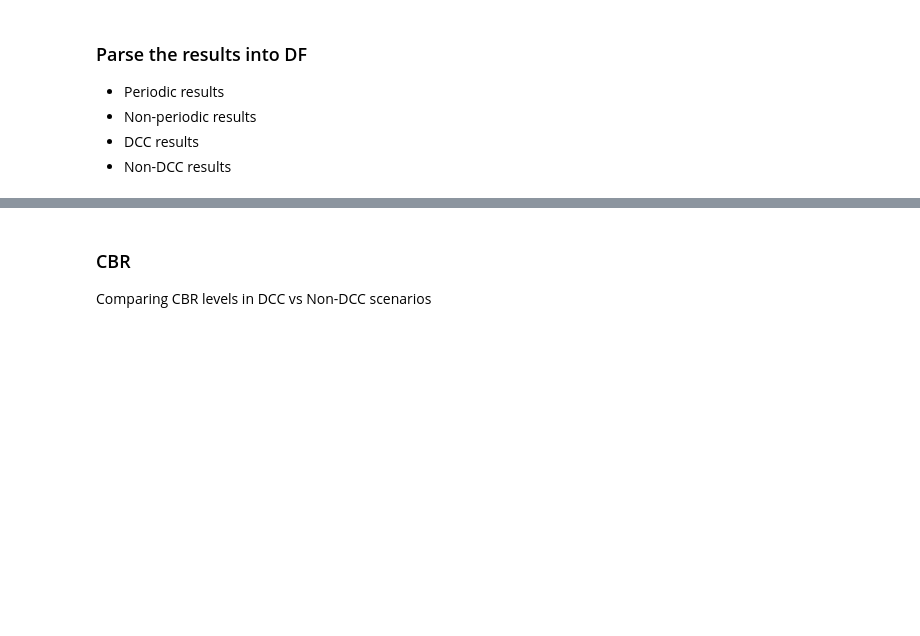
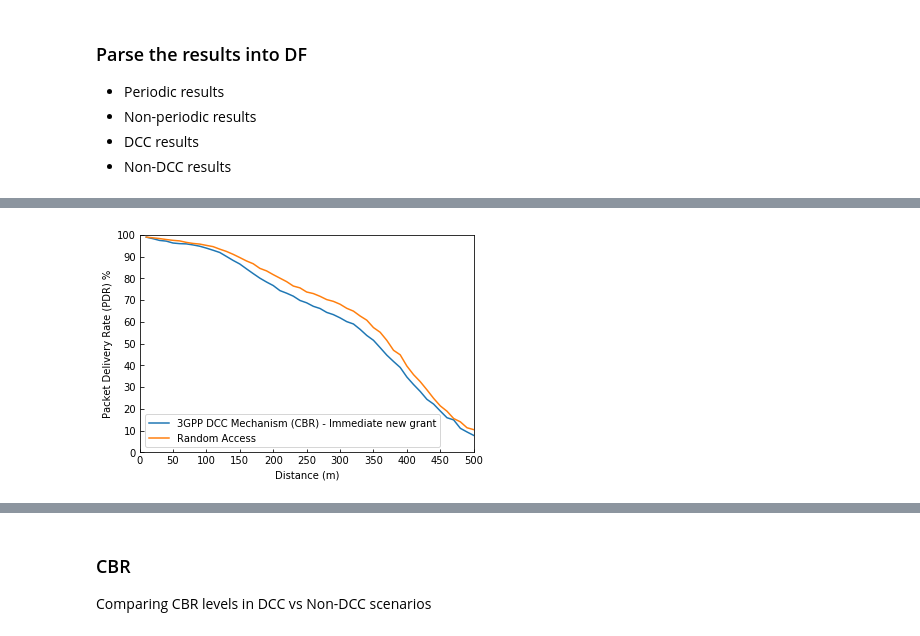
Before and after one commit to brianmc95/results-analysis, a Jupyter notebook: jupyter-notebooks/scenario_comparison.ipynb, the cells around one changed output, grey strips where cells are left out. Cells and saved outputs as stored; diff of their text form; code cells hidden in the pictures; blank space fills up the shorter version.

```diff
--- a/jupyter-notebooks/scenario_comparison.ipynb
+++ b/jupyter-notebooks/scenario_comparison.ipynb
@@ -319,2 +379,4 @@ random.append(pdrs["Random_Access_Packet_Dropping_Medium_Density"])
 # %%
-pdr_dist(random, distances, ["After-1", "Random_Access_Low_Density", "Random_Access_Packet_Dropping_Low_Density", "Random_Access_Medium_Density", "Random_Access_Packet_Dropping_Medium_Density"], "random_pdr", show=True, store=True)
+pdr_dist(random, distances, ["3GPP DCC Mechanism (CBR) - Immediate new grant", "Random Access"], "random_pdr", show=True, store=True)
+# %% [output]
+[figure, added]
```
Also changed, not shown: parts of 37 cells of this notebook, 2 other files.
